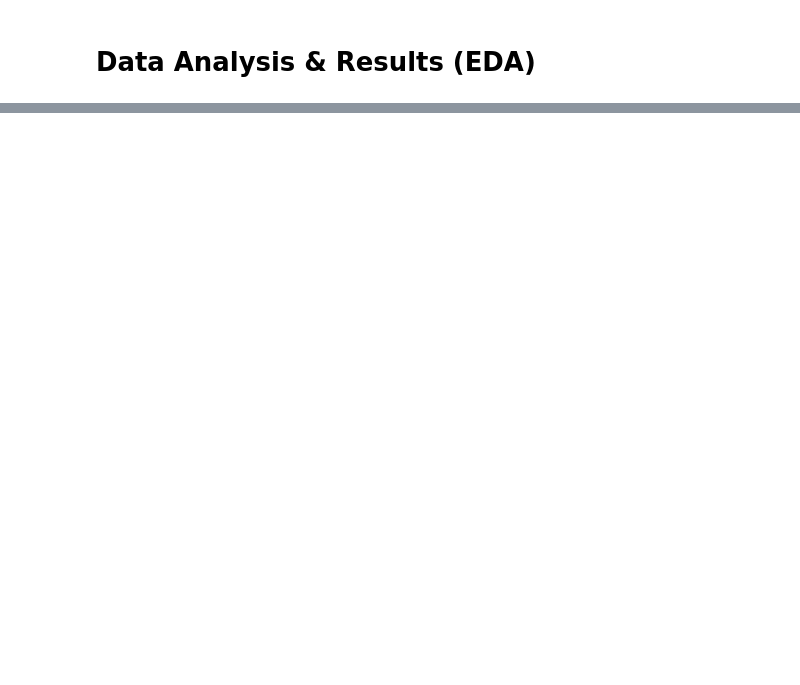
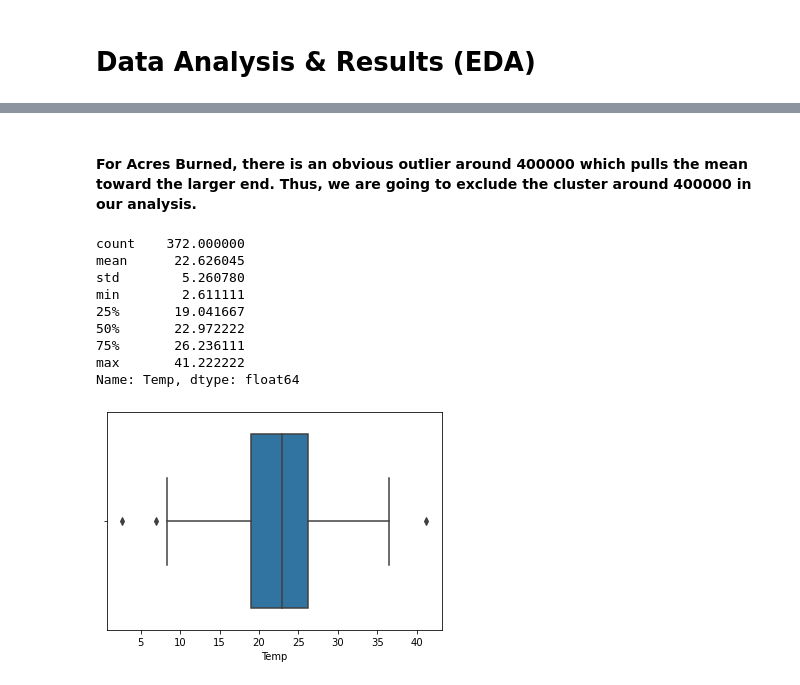
Before and after one commit to vikizzz/Analysis-on-the-Scale-of-Wildfire-Incident-in-California, a Jupyter notebook: EDACheckpoint_group010.ipynb, the cells around one changed output, grey strips where cells are left out. Cells and saved outputs as stored; diff of their text form; code cells hidden in the pictures; blank space fills up the shorter version.

```diff
--- a/EDACheckpoint_group010.ipynb
+++ b/EDACheckpoint_group010.ipynb
@@ -292,0 +326,16 @@ df.describe()
+# %% [markdown]
+#### For Acres Burned, there is an obvious outlier around 400000 which pulls the mean toward the larger end. Thus, we are going to exclude the cluster around 400000 in our analysis.
+# %%
+sns.boxplot(x=temp)
+temp.describe()
+# %% [output]
+count    372.000000
+mean      22.626045
+std        5.260780
+min        2.611111
+25%       19.041667
+50%       22.972222
+75%       26.236111
+max       41.222222
+Name: Temp, dtype: float64
+[figure, added]
```
Also changed, not shown: parts of 25 cells of this notebook.
